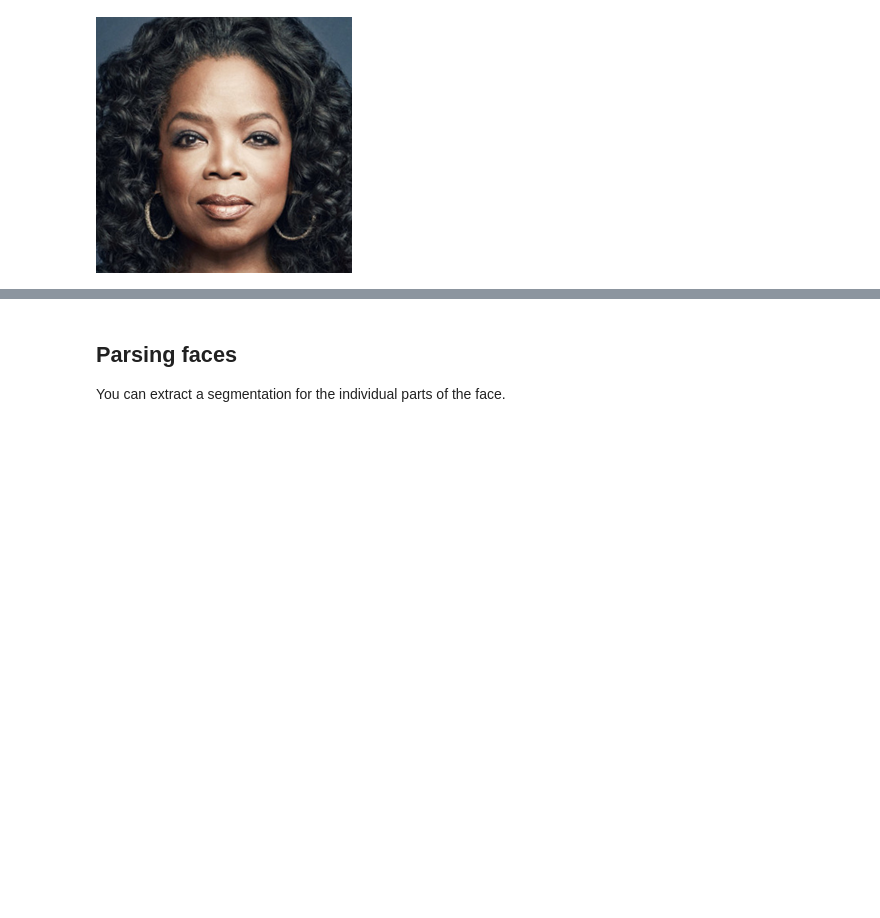
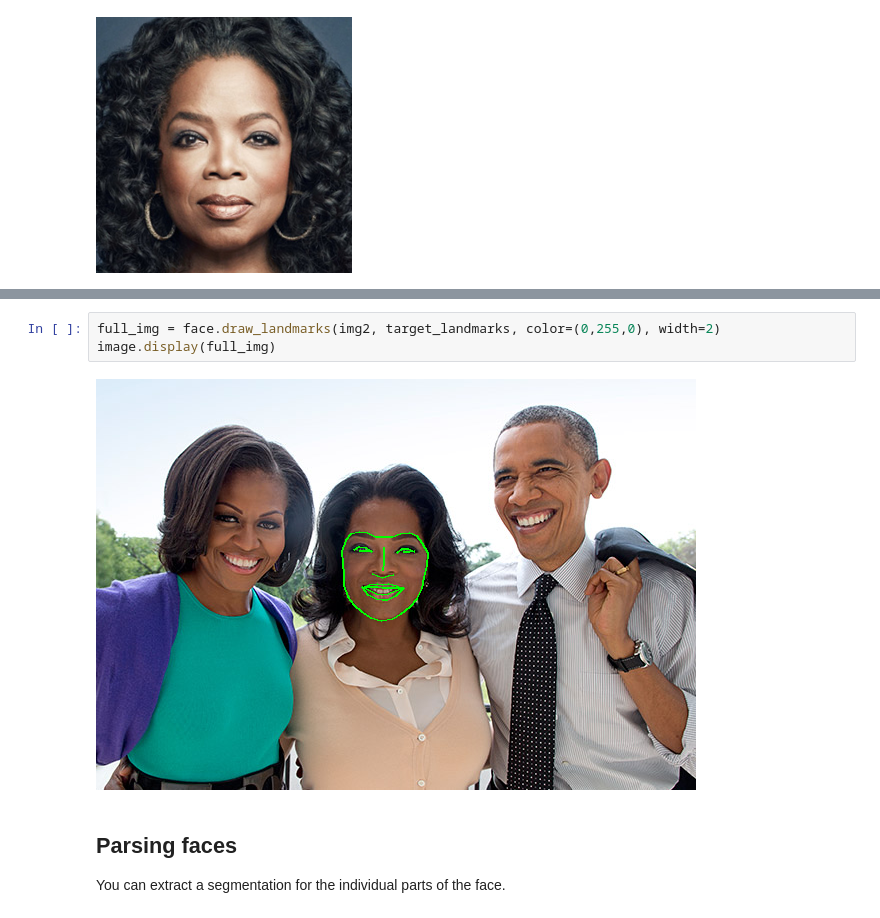
Before and after one commit to ml4a/ml4a, a Jupyter notebook: examples/tools/face_processing.ipynb, the cells around one changed output, grey strips where cells are left out. Drawn from its saved outputs; the diff is of its cells as text; blank space fills up the shorter version.

```diff
--- a/examples/tools/face_processing.ipynb
+++ b/examples/tools/face_processing.ipynb
@@ -31,3 +81,8 @@ To-do: extracting landmarks for detected face features.
+# %%
+full_img = face.draw_landmarks(img2, target_landmarks, color=(0,255,0), width=2)
+image.display(full_img)
+# %% [output]
+[figure, added]
 # %% [markdown]
 ## Parsing faces
 
```
Also changed, not shown: parts of 14 cells of this notebook, 2 other files.
